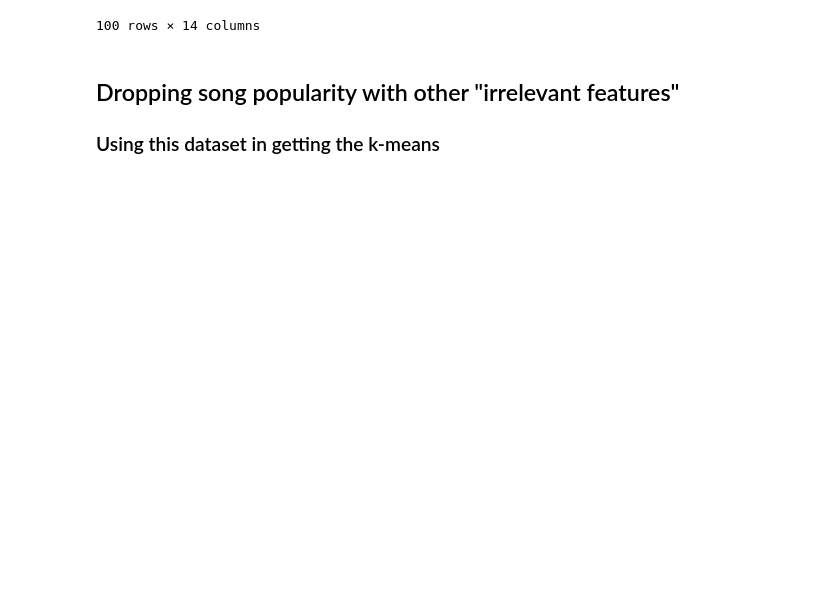
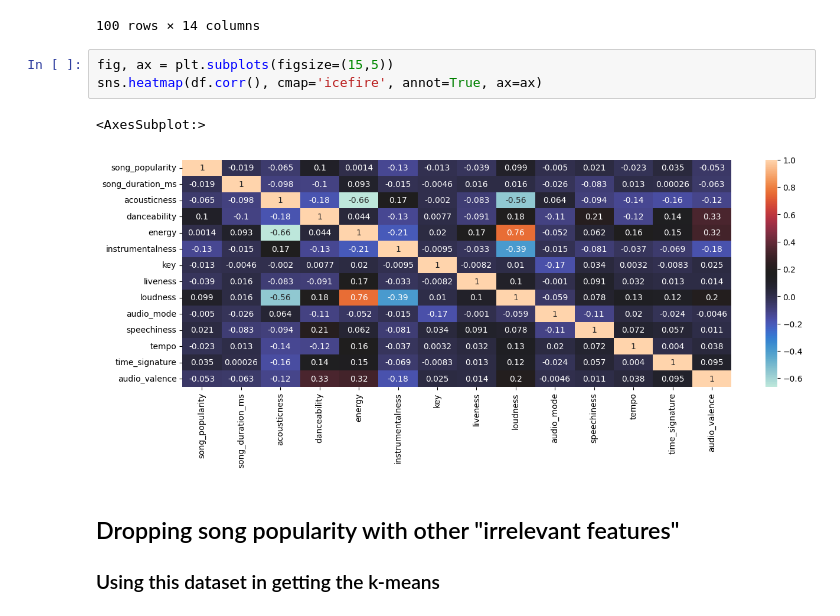
Before and after one commit to RiannDelaCruz/ML_miniproject, a Jupyter notebook: delacruz_dosado_fortaleza.ipynb, the cells around one changed output. Drawn from its saved outputs; the diff is of its cells as text; blank space fills up the shorter version.

```diff
--- a/delacruz_dosado_fortaleza.ipynb
+++ b/delacruz_dosado_fortaleza.ipynb
@@ -38,6 +46,12 @@ Size of the data: (18835, 14)
 | Gentle on My Mind | 55 | 352280 | 0.945 | 0.488 | 0.326 | 0.015700 | 3 | ... |
 | Up to Me | 60 | 193533 | 0.911 | 0.640 | 0.381 | 0.000254 | 4 | ... |
 100 rows × 14 columns
+# %%
+fig, ax = plt.subplots(figsize=(15,5))
+sns.heatmap(df.corr(), cmap='icefire', annot=True, ax=ax)
+# %% [output]
+<AxesSubplot:>
+[figure, added]
 # %% [markdown]
 ## Dropping song popularity with other "irrelevant features"
 ### Using this dataset in getting the k-means
```
Also changed, not shown: parts of 38 cells of this notebook, 1 other file.
